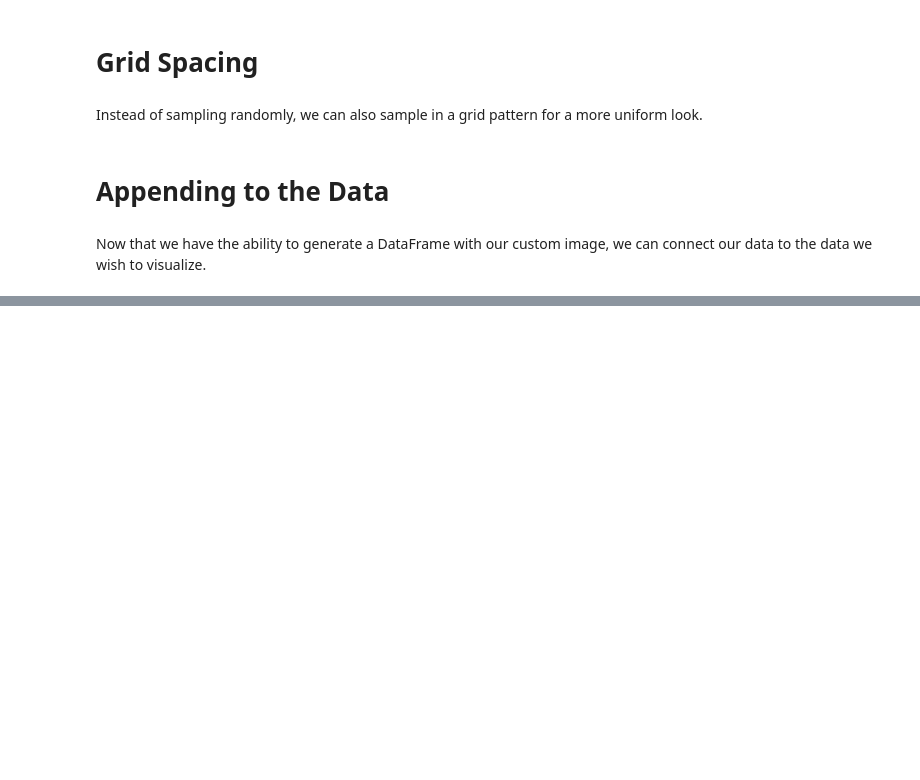
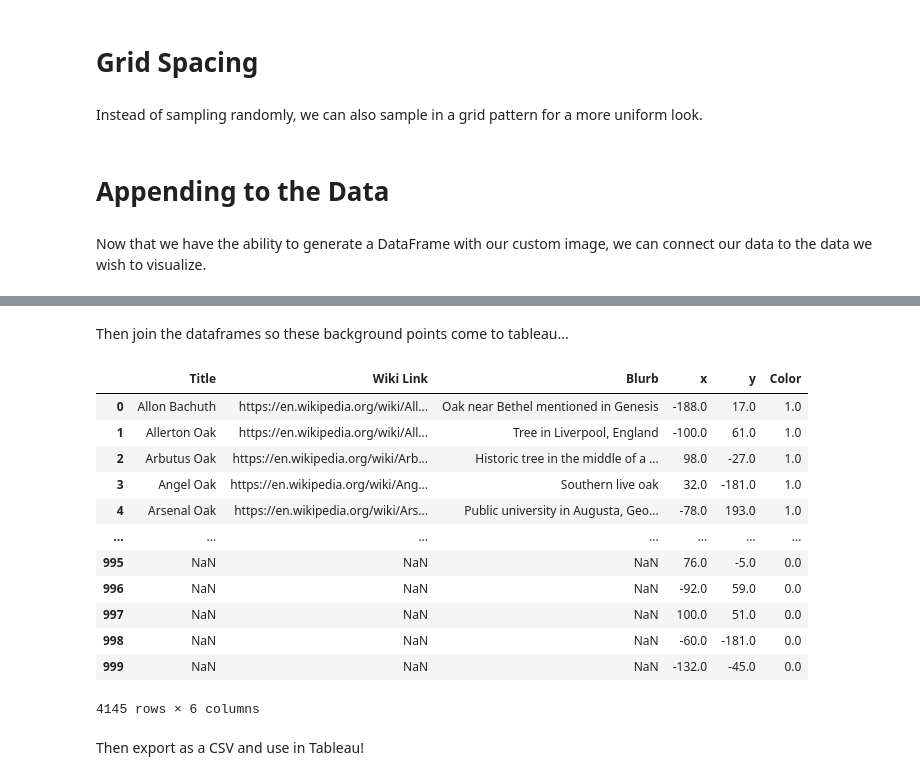
Before and after one commit to mcumiskey/Image-to-Point-Cloud, a Jupyter notebook: PointCloud.ipynb, the cells around one changed output, grey strips where cells are left out. Drawn from its saved outputs; the diff is of its cells as text; code cells hidden in the pictures; blank space fills up the shorter version.

Commit message:
Finish w Export - Clean files

```diff
--- a/PointCloud.ipynb
+++ b/PointCloud.ipynb
@@ -339,0 +353,26 @@ plot_points(points_df, 15)
+# %%
+bg_ponts_df = image_to_points_symmetry_grid(image_path, num_points=1000, x_symmetry=False, y_symmetry=False)
+plot_points(bg_ponts_df, 10)
+# %%
+bg_ponts_df["Color"] = 0
+# %% [markdown]
+Then join the dataframes so these background points come to tableau...
+# %%
+final_df = pd.concat([final_df, bg_ponts_df])
+final_df
+# %% [output]
+|  | Title | Wiki Link | Blurb | x | y | Color |
+| 0 | Allon Bachuth | https://en.wikipedia.org/wiki/All... | Oak near Bethel mentioned in Genesis | -188.0 | 17.0 | 1.0 |
+| 1 | Allerton Oak | https://en.wikipedia.org/wiki/All... | Tree in Liverpool, England | -100.0 | 61.0 | 1.0 |
+| 2 | Arbutus Oak | https://en.wikipedia.org/wiki/Arb... | Historic tree in the middle of a ... | 98.0 | -27.0 | 1.0 |
+| 3 | Angel Oak | https://en.wikipedia.org/wiki/Ang... | Southern live oak | 32.0 | -181.0 | 1.0 |
+| 4 | Arsenal Oak | https://en.wikipedia.org/wiki/Ars... | Public university in Augusta, Geo... | -78.0 | 193.0 | 1.0 |
+| ... | ... | ... | ... | ... | ... | ... |
+| 995 | NaN | NaN | NaN | 76.0 | -5.0 | 0.0 |
+| 996 | NaN | NaN | NaN | -92.0 | 59.0 | 0.0 |
+| 997 | NaN | NaN | NaN | 100.0 | 51.0 | 0.0 |
+| 998 | NaN | NaN | NaN | -60.0 | -181.0 | 0.0 |
+| 999 | NaN | NaN | NaN | -132.0 | -45.0 | 0.0 |
+4145 rows × 6 columns
+# %% [markdown]
+Then export as a CSV and use in Tableau!
```
Also changed, not shown: parts of 14 cells of this notebook, 7 other files.
